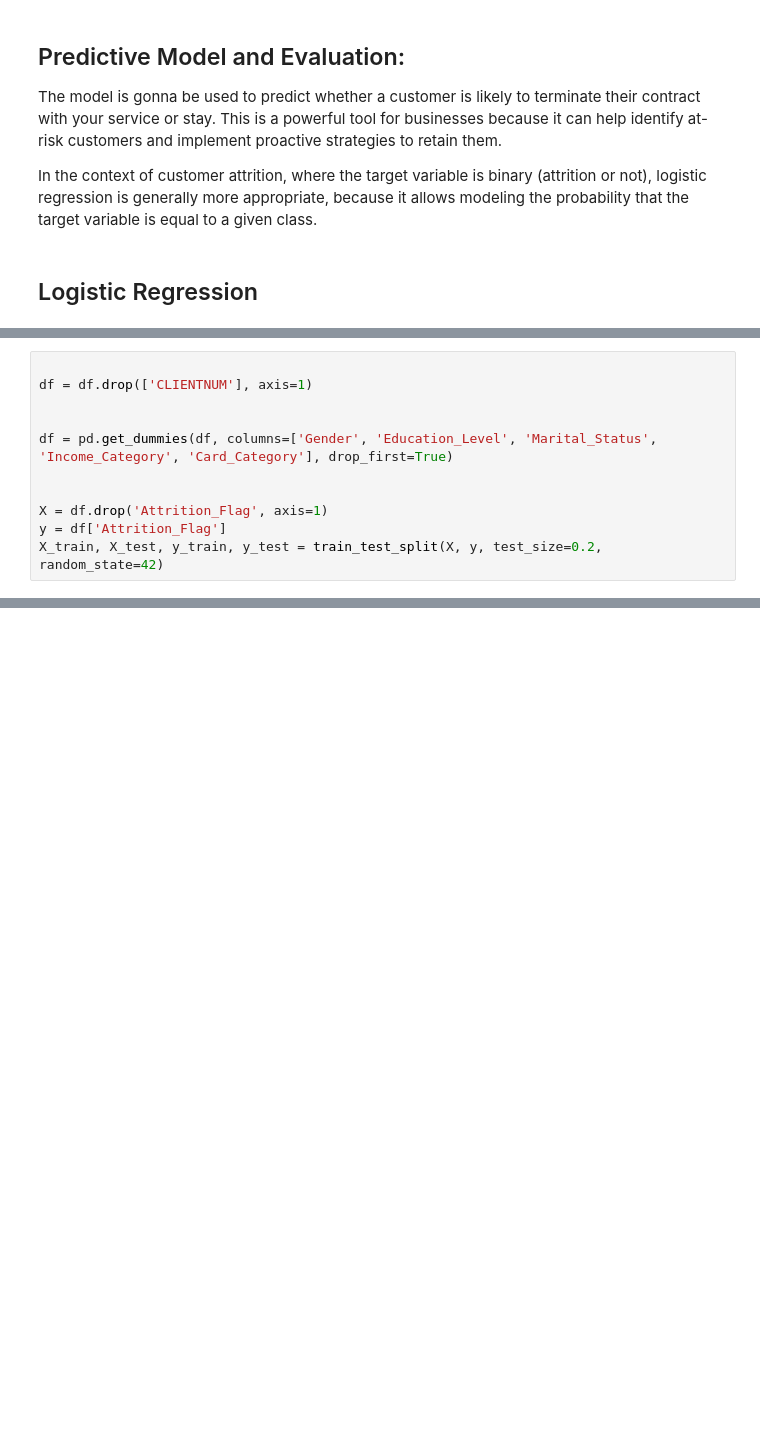
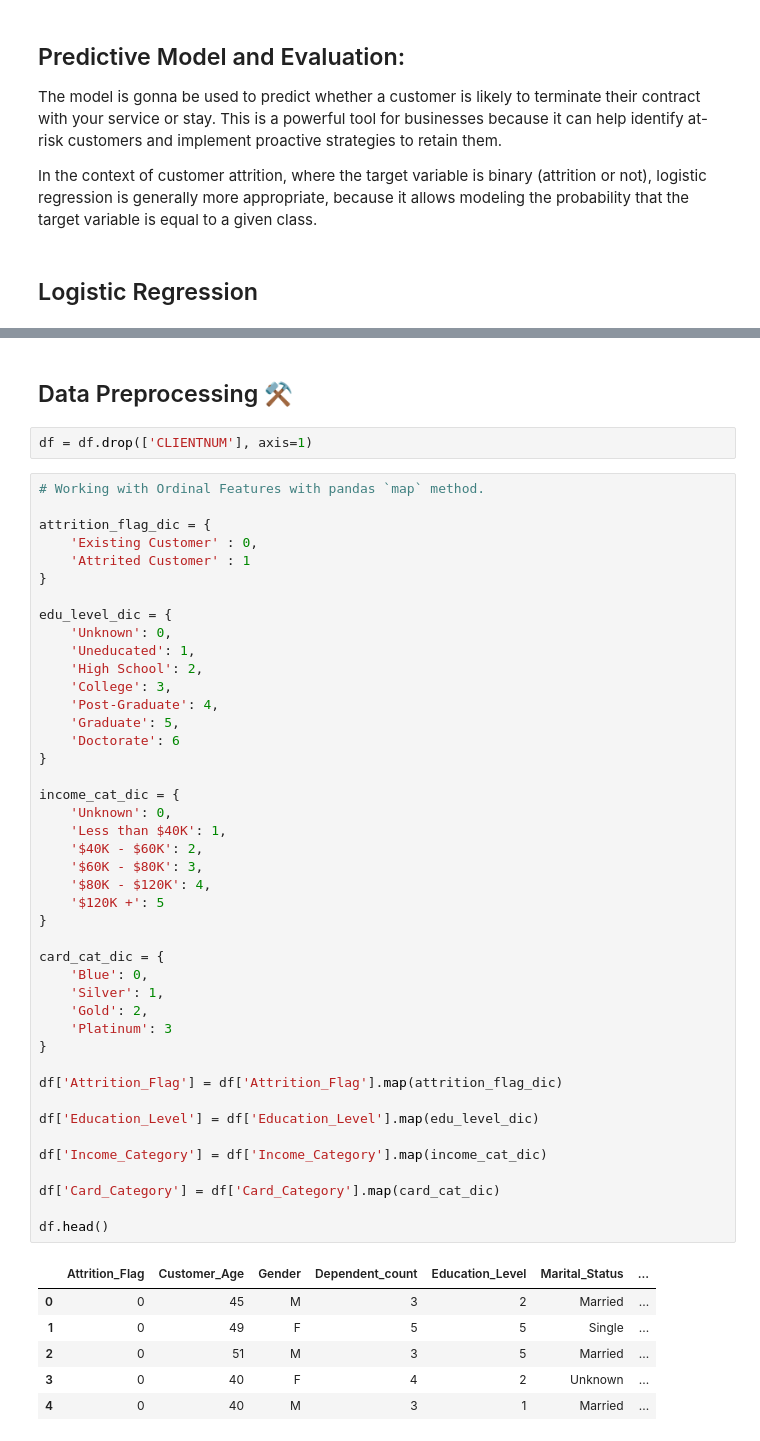
Before and after one commit to Hamid-DUMIOT/Digital-Card-Sales-Optimization-Project, a Jupyter notebook: Credit Card customers.ipynb, the cells around one changed output, grey strips where cells are left out. Drawn from its saved outputs; the diff is of its cells as text; blank space fills up the shorter version.

```diff
--- a/Credit Card customers.ipynb
+++ b/Credit Card customers.ipynb
@@ -494,11 +487,0 @@ from sklearn.metrics import classification_report, accuracy_score, confusion_mat
-# %%
-
-df = df.drop(['CLIENTNUM'], axis=1)
-
-
-df = pd.get_dummies(df, columns=['Gender', 'Education_Level', 'Marital_Status', 'Income_Category', 'Card_Category'], drop_first=True)
-
-
-X = df.drop('Attrition_Flag', axis=1)
-y = df['Attrition_Flag']
-X_train, X_test, y_train, y_test = train_test_split(X, y, test_size=0.2, random_state=42)
@@ -641,0 +500,54 @@ weighted avg       0.97      0.97      0.97      2532
+# %% [markdown]
+## Data Preprocessing ⚒️
+# %%
+df = df.drop(['CLIENTNUM'], axis=1)
+# %%
+# Working with Ordinal Features with pandas `map` method.
+
+attrition_flag_dic = {
+    'Existing Customer' : 0,
+    'Attrited Customer' : 1
+}
+
+edu_level_dic = {
+    'Unknown': 0,
+    'Uneducated': 1,
+    'High School': 2,
+    'College': 3,
+    'Post-Graduate': 4,
+    'Graduate': 5,
+    'Doctorate': 6
+}
+
+income_cat_dic = {
+    'Unknown': 0,
+    'Less than $40K': 1,
+    '$40K - $60K': 2,
+    '$60K - $80K': 3,
+    '$80K - $120K': 4,
+    '$120K +': 5
+}
+
+card_cat_dic = {
+    'Blue': 0,
+    'Silver': 1,
+    'Gold': 2,
+    'Platinum': 3
+}
+
+df['Attrition_Flag'] = df['Attrition_Flag'].map(attrition_flag_dic)
+
+df['Education_Level'] = df['Education_Level'].map(edu_level_dic)
+
+df['Income_Category'] = df['Income_Category'].map(income_cat_dic)
+
+df['Card_Category'] = df['Card_Category'].map(card_cat_dic)
+
+df.head()
+# %% [output]
+|  | Attrition_Flag | Customer_Age | Gender | Dependent_count | Education_Level | Marital_Status | ... |
+| 0 | 0 | 45 | M | 3 | 2 | Married | ... |
+| 1 | 0 | 49 | F | 5 | 5 | Single | ... |
+| 2 | 0 | 51 | M | 3 | 5 | Married | ... |
+| 3 | 0 | 40 | F | 4 | 2 | Unknown | ... |
+| 4 | 0 | 40 | M | 3 | 1 | Married | ... |
```
Also changed, not shown: parts of 29 cells of this notebook.
